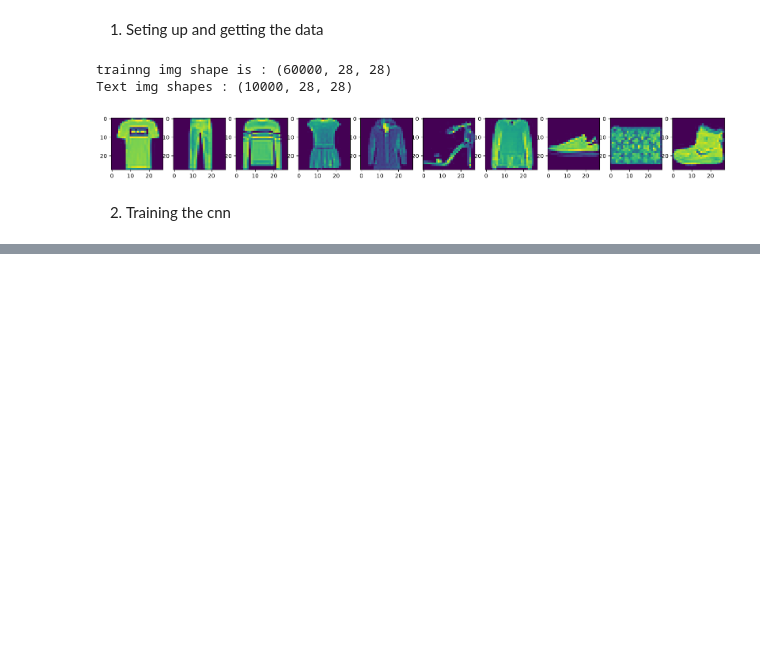
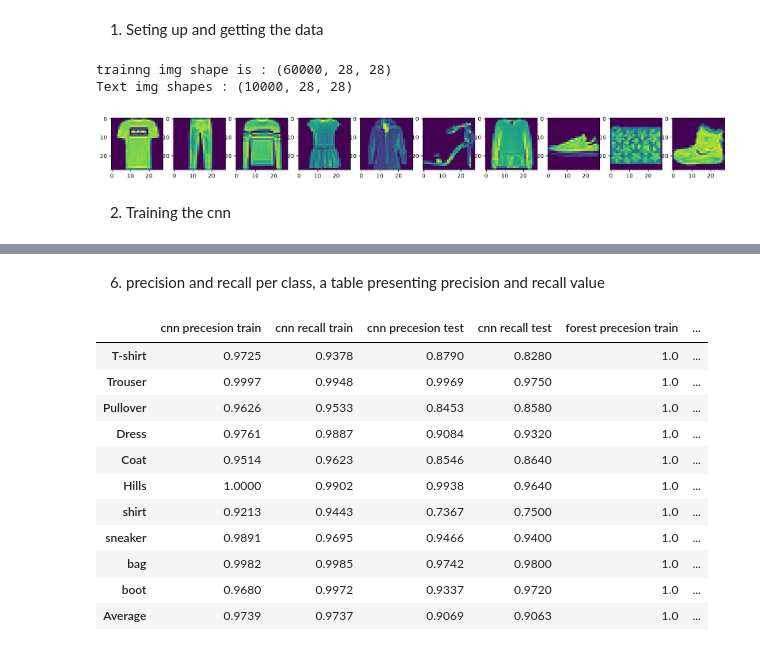
Before and after one commit to nathan-mersha/Project_Computer_Vision, a Jupyter notebook: fashion_cnn_vs_rf.ipynb, the cells around one changed output, grey strips where cells are left out. Drawn from its saved outputs; the diff is of its cells as text; code cells hidden in the pictures; blank space fills up the shorter version.

```diff
--- a/fashion_cnn_vs_rf.ipynb
+++ b/fashion_cnn_vs_rf.ipynb
@@ -82,0 +174,38 @@ cnn.compile(
+# %% [markdown]
+6. precision and recall per class, a table presenting precision and recall value
+# %%
+import pandas as pd
+from sklearn.metrics import precision_score as precision_score
+from sklearn.metrics import accuracy_score
+from sklearn.metrics import recall_score
+from sklearn.metrics import f1_score
+
+scores = pd.DataFrame(index=class_name)
+# cnn scores
+scores["cnn precesion train"] = precision_score(trainLabels, cnnTrainPredictions, average=None)
+scores["cnn recall train"] = recall_score(trainLabels, cnnTrainPredictions, average=None)
+scores["cnn precesion test"] = precision_score(test_labels, cnnTestPredictions, average=None)
+scores["cnn recall test"] = recall_score(test_labels, cnnTestPredictions, average=None)
+
+# random forest scores
+scores['forest precesion train'] = precision_score(trainLabels, forestTrainPredictions, average=None)
+scores['forest recall train'] = recall_score(trainLabels, forestTrainPredictions, average=None)
+scores['forest precesion test'] = precision_score(test_labels, forestTestPredictions, average=None)
+scores['forest recall test'] = recall_score(test_labels, forestTestPredictions, average=None)
+
+
+scores.loc['Average'] = scores.mean()
+scores.round(4)
+# %% [output]
+|  | cnn precesion train | cnn recall train | cnn precesion test | cnn recall test | forest precesion train | ... |
+| T-shirt | 0.9725 | 0.9378 | 0.8790 | 0.8280 | 1.0 | ... |
+| Trouser | 0.9997 | 0.9948 | 0.9969 | 0.9750 | 1.0 | ... |
+| Pullover | 0.9626 | 0.9533 | 0.8453 | 0.8580 | 1.0 | ... |
+| Dress | 0.9761 | 0.9887 | 0.9084 | 0.9320 | 1.0 | ... |
+| Coat | 0.9514 | 0.9623 | 0.8546 | 0.8640 | 1.0 | ... |
+| Hills | 1.0000 | 0.9902 | 0.9938 | 0.9640 | 1.0 | ... |
+| shirt | 0.9213 | 0.9443 | 0.7367 | 0.7500 | 1.0 | ... |
+| sneaker | 0.9891 | 0.9695 | 0.9466 | 0.9400 | 1.0 | ... |
+| bag | 0.9982 | 0.9985 | 0.9742 | 0.9800 | 1.0 | ... |
+| boot | 0.9680 | 0.9972 | 0.9337 | 0.9720 | 1.0 | ... |
+| Average | 0.9739 | 0.9737 | 0.9069 | 0.9063 | 1.0 | ... |
```
Also changed, not shown: parts of 13 cells of this notebook.
